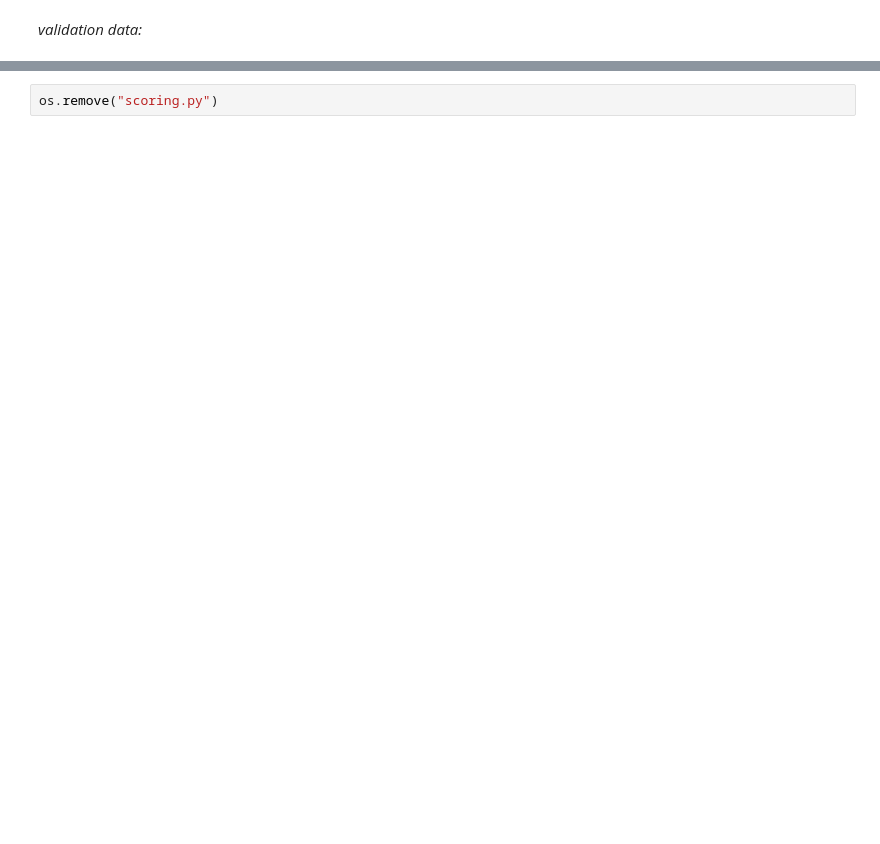
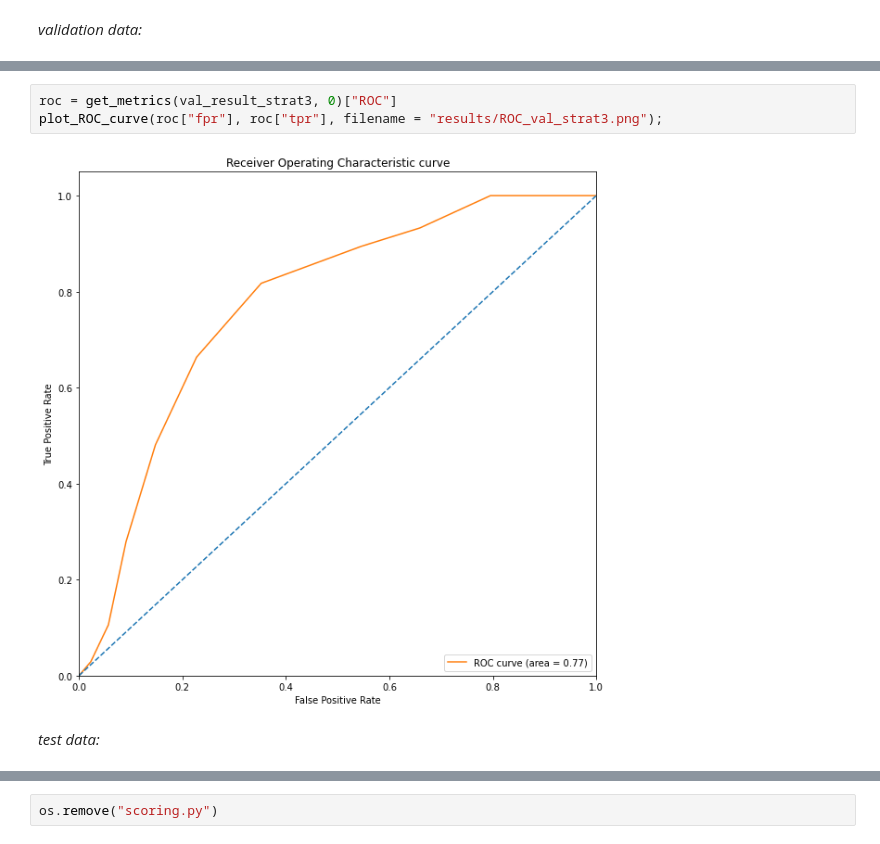
Before and after one commit to michabirklbauer/protein_docking, a Jupyter notebook: data/acetylcholinesterase/scoring/scoring.ipynb, the cells around one changed output, grey strips where cells are left out. Cells and saved outputs as stored; diff of their text form; blank space fills up the shorter version.

```diff
--- a/data/acetylcholinesterase/scoring/scoring.ipynb
+++ b/data/acetylcholinesterase/scoring/scoring.ipynb
@@ -300,0 +294,7 @@ Strategy 4:  {'Ya': 0.8108108108108109, 'EF': 1.496881496881497, 'REF': 81.08108
+# %%
+roc = get_metrics(val_result_strat3, 0)["ROC"]
+plot_ROC_curve(roc["fpr"], roc["tpr"], filename = "results/ROC_val_strat3.png");
+# %% [output]
+[figure, added]
+# %% [markdown]
+*test data:*
```
Also changed, not shown: parts of 16 cells of this notebook, 6 other files.
